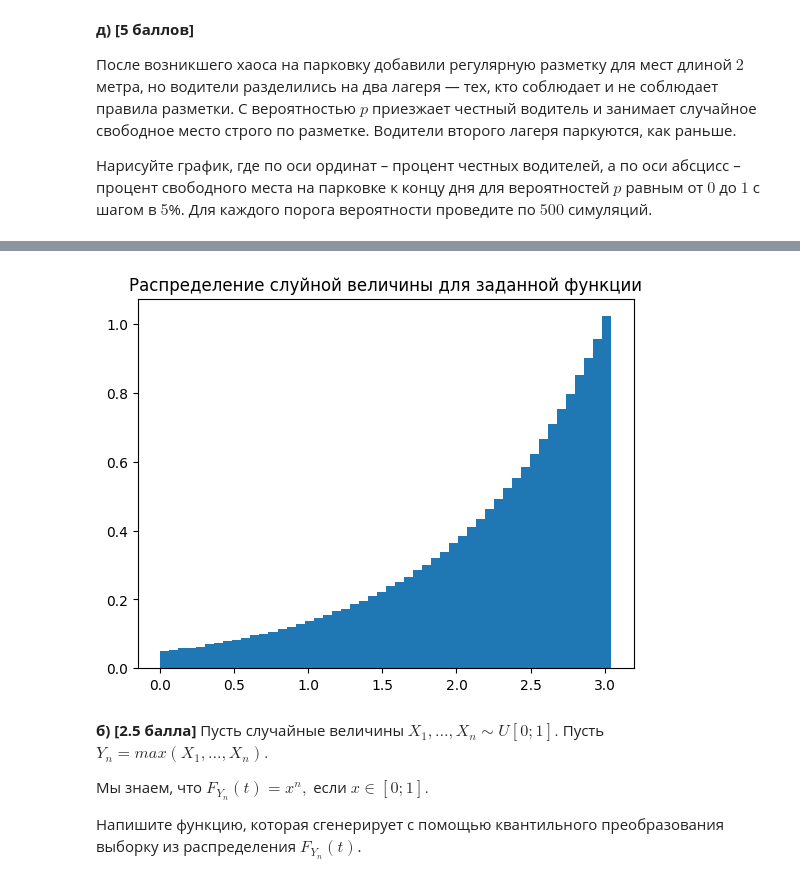
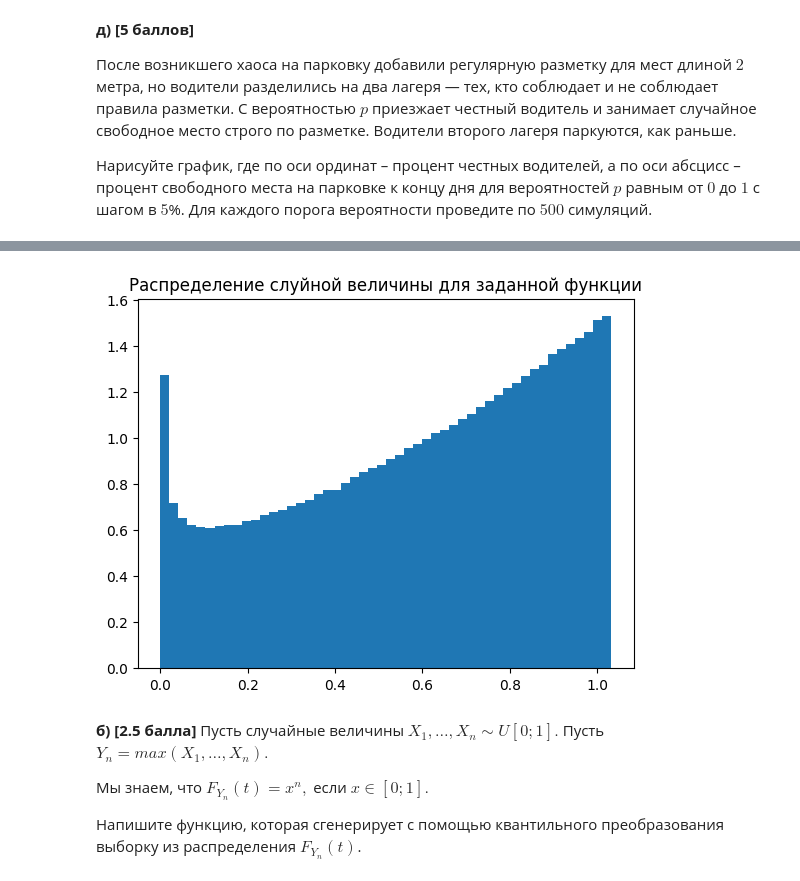
Before and after one commit to IYuminov/yet_another_matstat_course, a Jupyter notebook: hw_2024/yam_hw01-Interstellar.ipynb, the cells around one changed output, grey strips where cells are left out. Cells and saved outputs as stored; diff of their text form; code cells hidden in the pictures.

```diff
--- a/hw_2024/yam_hw01-Interstellar.ipynb
+++ b/hw_2024/yam_hw01-Interstellar.ipynb
@@ -361,18 +443,19 @@ __а) [2.5 балла]__ Сгенерируйте из него выборку
 # %%
 # your code here ʕ•ᴥ•ʔ
 np.random.seed(5)
 
 teta = 20
+alpha = 2
 n_obs = 10**6 # размер выборки
 uniform_y = sts.uniform(1, teta) # генератор для случайного распределения на заданном отрезке
-y = uniform_y.rvs(n_obs)
-x = np.log(y) # производная заданной функции
+x = uniform_y.rvs(n_obs)
+y = (np.log(x) ** alpha) / (np.log(teta) ** alpha) # обратная функция от заданной
 
-plt.hist(x, density= True, bins= 50)
+plt.hist(y, density= True, bins= 50)
 plt.title('Распределение слуйной величины для заданной функции')
 plt.show()
 # %% [output]
-[figure, old version]
+[figure, new version]
 # %% [markdown]
 __б) [2.5 балла]__ Пусть случайные величины $X_1, \ldots, X_n \sim U[0;1].$ Пусть $Y_n = max(X_1, \ldots, X_n).$
 
```
Also changed, not shown: parts of 16 cells of this notebook.
